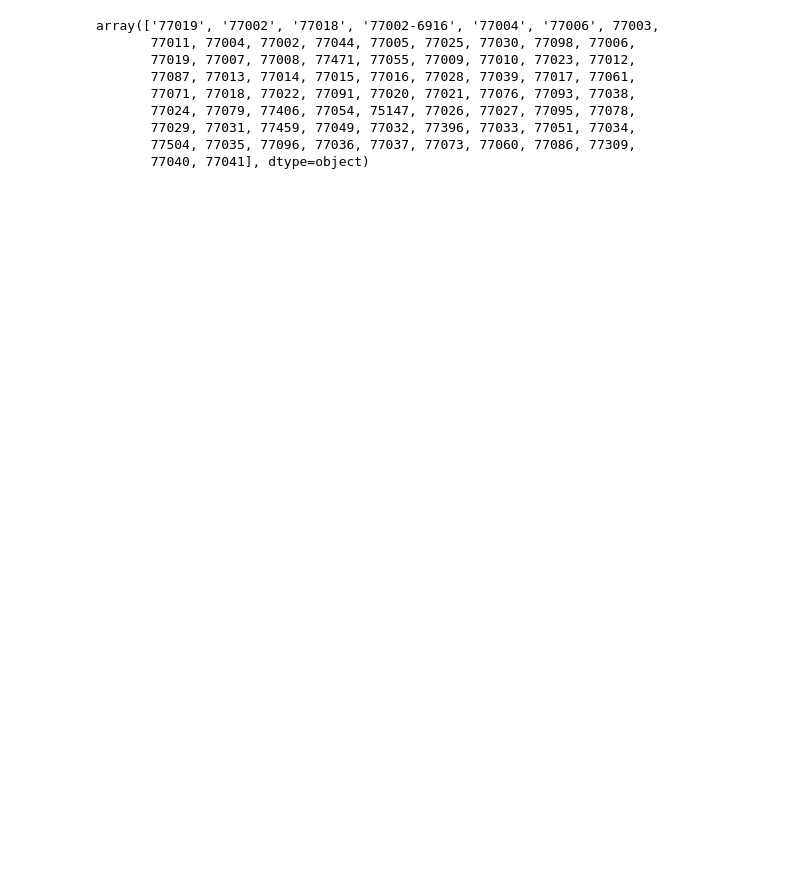
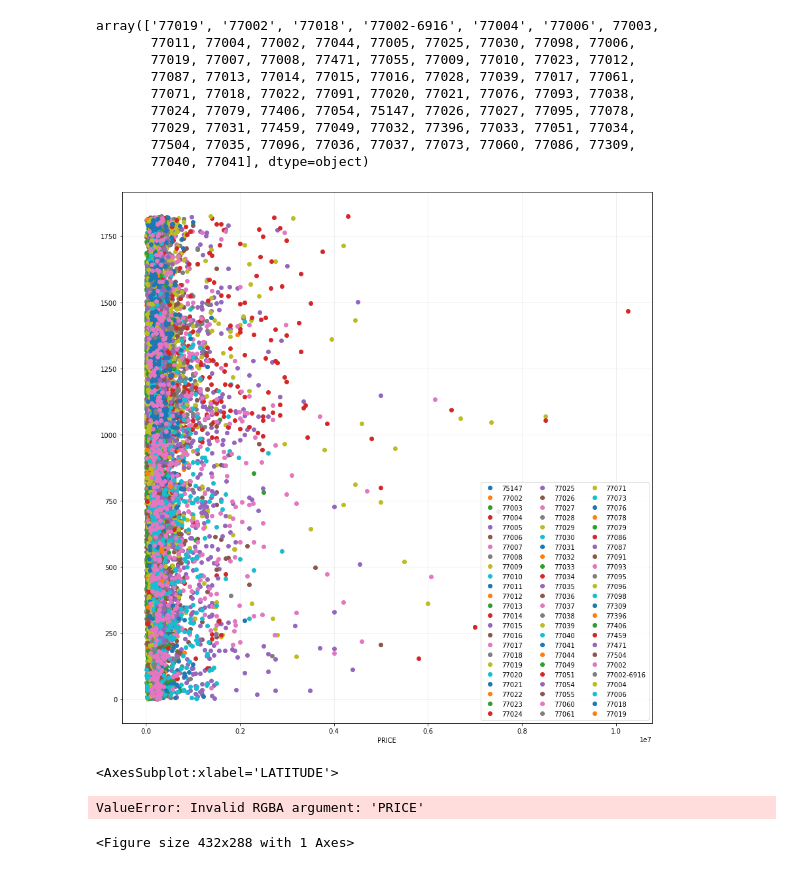
Before and after one commit to i-am-phoenix/Demo, a Jupyter notebook: redfin_data_cleaning.ipynb, the cells around one changed output. Cells and saved outputs as stored; diff of their text form; code cells hidden in the pictures; blank space fills up the shorter version.

Commit message:
Updated zillow and redfin jupyter notebooks with county based data sourcing and cleaning

```diff
--- a/redfin_data_cleaning.ipynb
+++ b/redfin_data_cleaning.ipynb
@@ -144,5 +144,6 @@ for filename in all_files:
 
 redfin_data_all = pd.concat(redfin_data, axis=0, ignore_index=True)
 redfin_data_all['SOLD YEAR']=pd.DatetimeIndex(redfin_data_all['SOLD DATE']).year
-redfin_data_all.columns
+redfin_data_all['AGE AT SALE']=redfin_data_all['SOLD YEAR'] - redfin_data_all['YEAR BUILT']
+redfin_data_all.head()
 # %% [output]
@@ -170,10 +169,23 @@ array(['77019', '77002', '77018', '77002-6916', '77004', '77006', 77003,
 # %%
 # redfin_data_all.groupby('SOLD YEAR').plot('PRICE', 'DAYS ON MARKET', kind='scatter',c='SOLD YEAR', cmap='jet')
 
 
 fig, ax = plt.subplots(figsize=(12, 12))
 for label, grp in redfin_data_all.groupby(['ZIP OR POSTAL CODE']):
-    grp.plot(x = 'LATITUDE', y = 'LONGITUDE',ax = ax, label = label, linewidth=0, marker='o')
+    grp.plot(x = 'PRICE', y = 'DAYS ON MARKET',ax = ax, label = label, linewidth=0, marker='o')
     plt.grid(alpha=0.25)
     plt.legend(ncol=3)
 plt.tight_layout()
+# %% [output]
+[figure, added]
+# %%
+redfin_data_all.plot(x = 'LATITUDE',
+                                              y = 'LONGITUDE',
+                                              linewidth=0,
+                                              marker='o',
+                                             color='PRICE',
+                                             cmap='jet')
+# %% [output]
+<AxesSubplot:xlabel='LATITUDE'>
+ValueError: Invalid RGBA argument: 'PRICE'
+<Figure size 432x288 with 1 Axes>
```
Also changed, not shown: parts of 12 cells of this notebook, 1 other file.
